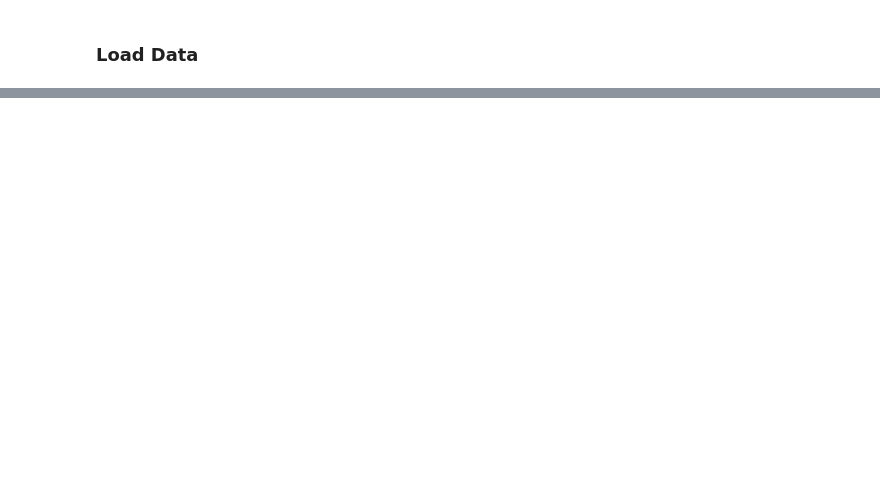
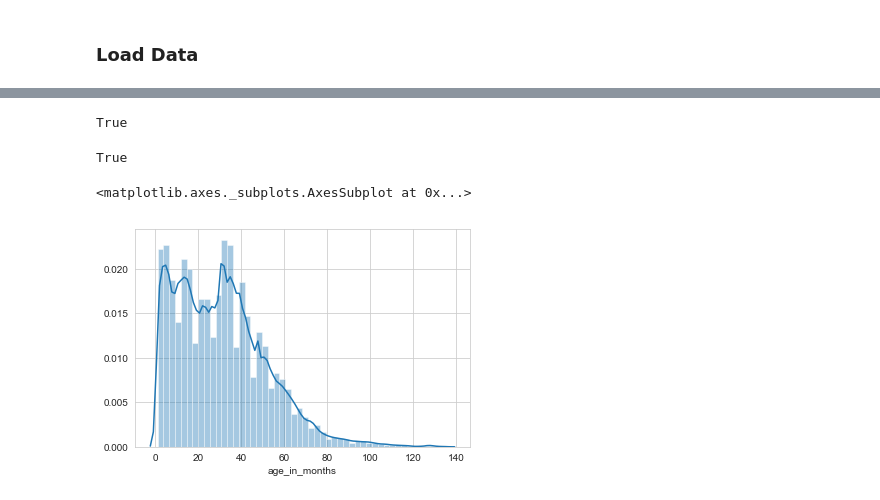
Before and after one commit to basilvetas/lending-club-analysis, a Jupyter notebook: markov-model.ipynb, the cells around one changed output, grey strips where cells are left out. Saved outputs shown, nothing was run; the diff lists cells and outputs as text; code cells hidden in the pictures; blank space fills up the shorter version.

```diff
--- a/markov-model.ipynb
+++ b/markov-model.ipynb
@@ -104,0 +132,19 @@ df_other
+# %%
+# split loans by 36 and 60 month terms
+df_36 = df.loc[df.term == 36]
+df_60 = df.loc[df.term == 60]
+df_36.shape[0] + df_60.shape[0] == df.shape[0]
+# %% [output]
+True
+# %%
+# split active loans by 36 and 60 month terms
+df_active_36 = df_36.loc[df_36.age_in_months < df_36.term]
+df_active_60 = df_60.loc[df_60.age_in_months < df_60.term]
+df_active_36.shape[0] + df_active_60.shape[0] == df_active.shape[0]
+# %% [output]
+True
+# %%
+sns.distplot(df.age_in_months)
+# %% [output]
+<matplotlib.axes._subplots.AxesSubplot at 0x...>
+[figure, added]
```
Also changed, not shown: parts of 26 cells of this notebook, 1 other file.
